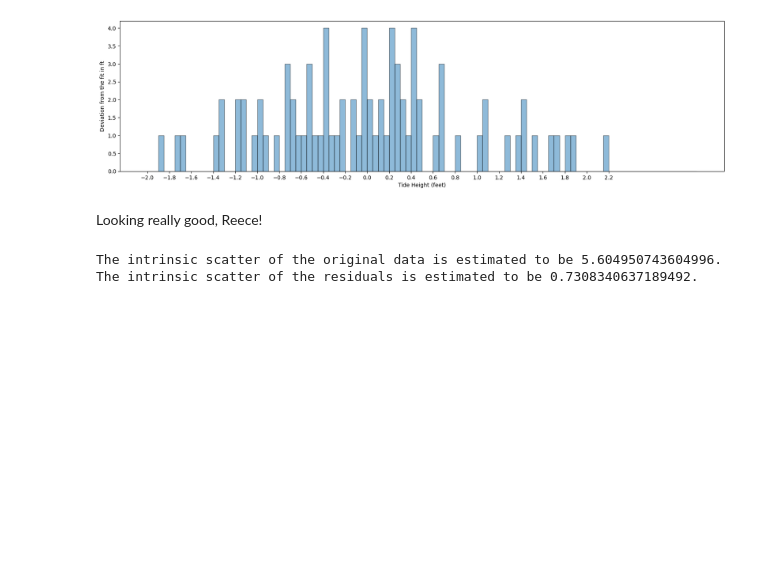
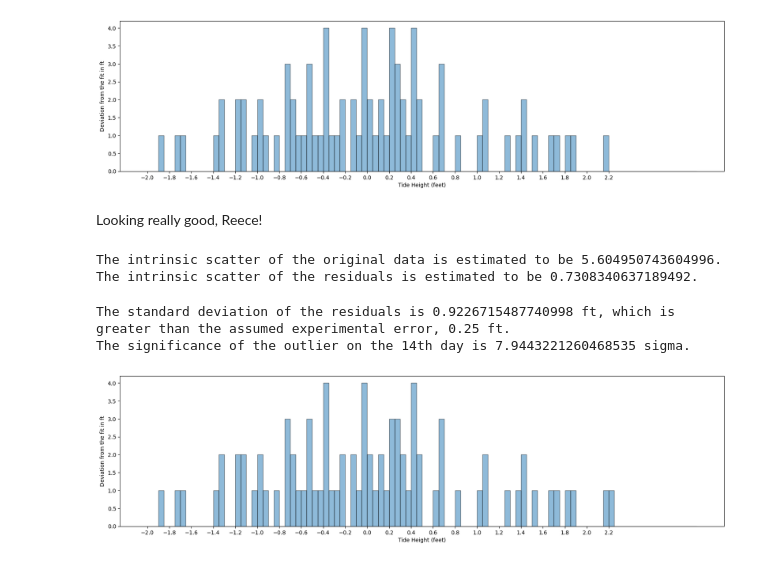
Before and after one commit to RTalaro/ASTR19-TidalReport, a Jupyter notebook: group(1).ipynb, the cells around one changed output. Cells and saved outputs as stored; diff of their text form; code cells hidden in the pictures; blank space fills up the shorter version.

```diff
--- a/group(1).ipynb
+++ b/group(1).ipynb
@@ -156,3 +156,23 @@ print(f"The intrinsic scatter of the residuals is estimated to be {intrinsic_var
 # %% [output]
 The intrinsic scatter of the original data is estimated to be 5.604950743604996.
 The intrinsic scatter of the residuals is estimated to be 0.7308340637189492.
+# %%
+df.iat[26,2] = 7.33
+sub = df['Tide Height (feet)']-secondfit
+stddev = np.std(sub)
+plt.figure(figsize=(20,5))
+width=0.05
+histmin=np.floor(min(sub))
+histmax=np.ceil(max(sub))+width
+bins=np.arange(histmin,histmax,width)
+plt.hist(sub,bins=bins,alpha=.5,edgecolor='black')
+plt.ylabel('Deviation from the fit in ft')
+plt.xlabel('Tide Height (feet)')
+plt.xticks(ticks=(np.arange(-2,2.4,.2)))
+plt.savefig('hist.png',bbox_inches='tight',dpi=600)
+print(f'The standard deviation of the residuals is {stddev} ft, which is greater than the assumed experimental error, 0.25 ft.')
+print(f"The significance of the outlier on the 14th day is {7.33/stddev} sigma.")
+# %% [output]
+The standard deviation of the residuals is 0.9226715487740998 ft, which is greater than the assumed experimental error, 0.25 ft.
+The significance of the outlier on the 14th day is 7.9443221260468535 sigma.
+[figure, added]
```
